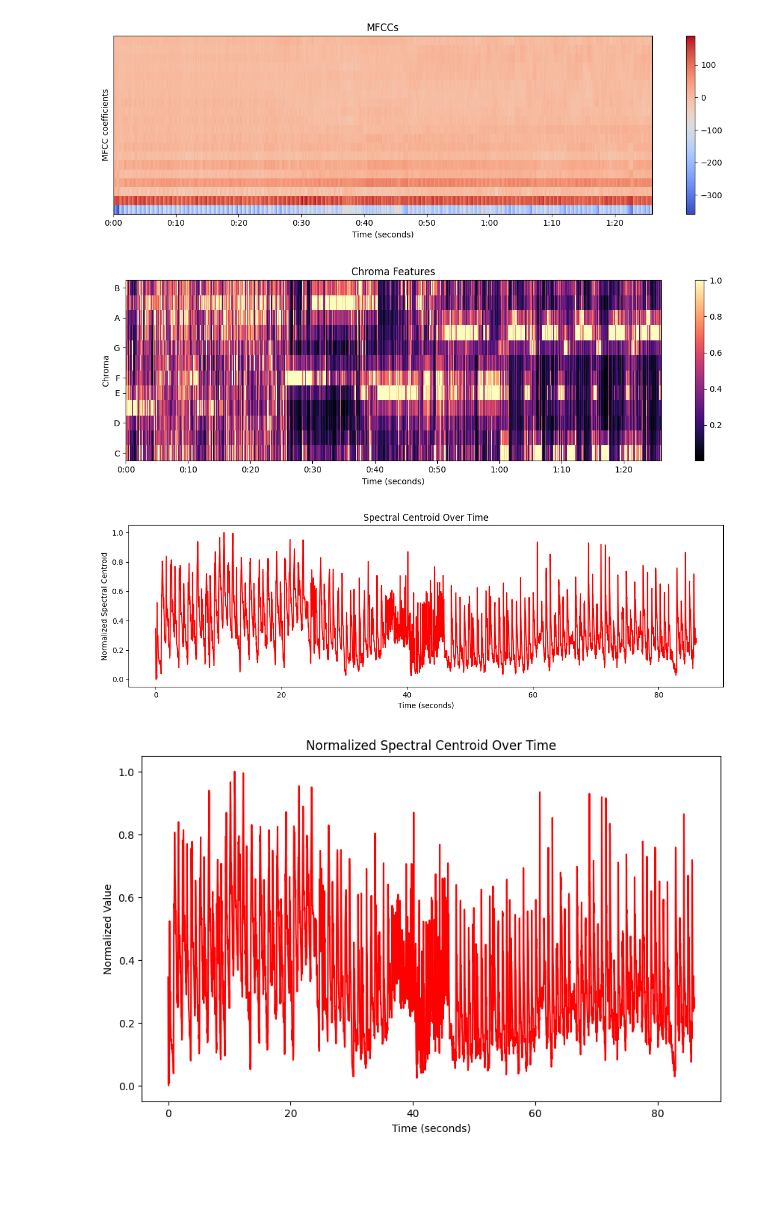
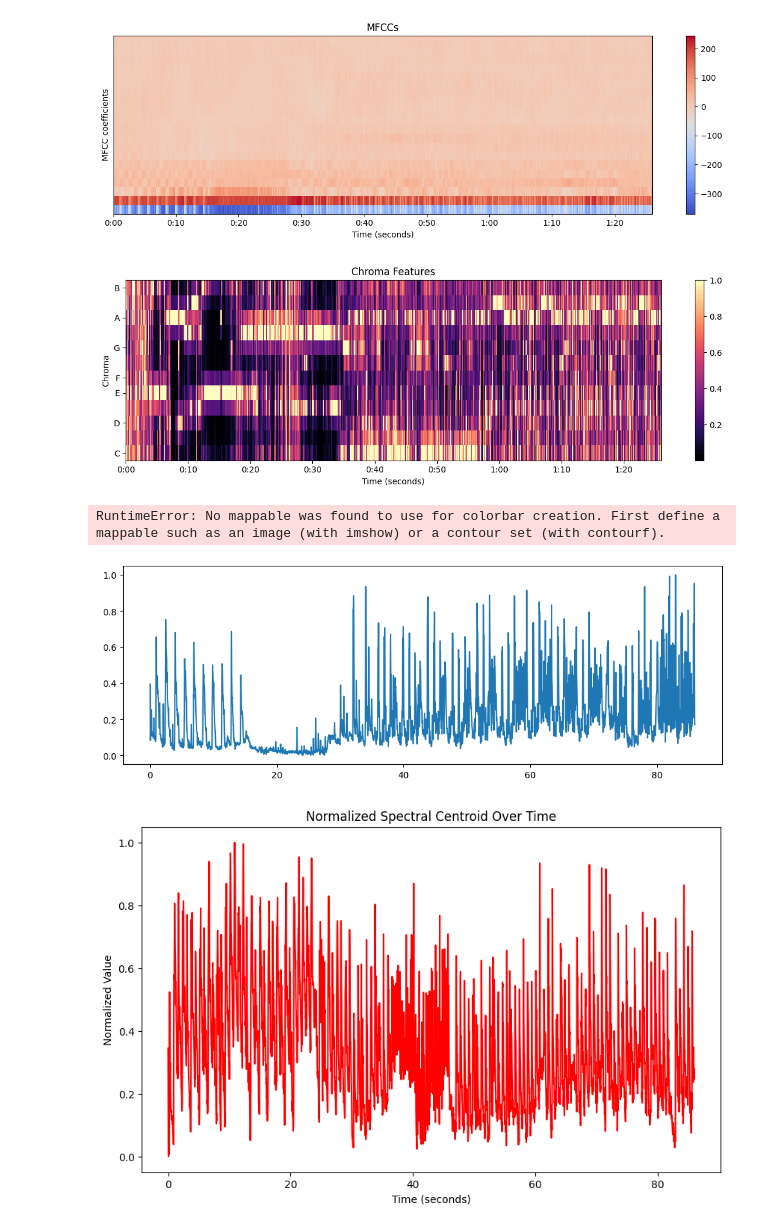
Before and after one commit to chasewes/PAGES, a Jupyter notebook: quality_analysis_testing.ipynb, the cells around one changed output. Cells and saved outputs as stored; diff of their text form; code cells hidden in the pictures; blank space fills up the shorter version.

```diff
--- a/quality_analysis_testing.ipynb
+++ b/quality_analysis_testing.ipynb
@@ -3,9 +3,14 @@ import librosa
 import numpy as np
 import matplotlib.pyplot as plt
 import librosa.display
+import matplotlib.collections as mcoll
+import matplotlib.cm as cm
+
 
 # Load an audio file
-y, sr = librosa.load('./data/balrag.wav')
+# y, sr = librosa.load('./data/balrag.wav')
+y, sr = librosa.load('./data/balrag_alt.wav')
+
 
 sample_rate = sr
 audio = y
@@ -76,37 +105,39 @@ plt.show()
 # %%
 plt.figure(figsize=(12, 4))
 librosa.display.specshow(mfccs, sr=sample_rate, x_axis='time')
 plt.colorbar()
 plt.title('MFCCs')
 plt.tight_layout()
 plt.ylabel('MFCC coefficients')
 plt.xlabel('Time (seconds)')
 plt.show()
 
 plt.figure(figsize=(12, 4))
 librosa.display.specshow(chromagram, sr=sample_rate, x_axis='time', y_axis='chroma')
 plt.colorbar()
 plt.title('Chroma Features')
 plt.tight_layout()
 plt.ylabel('Chroma')
 plt.xlabel('Time (seconds)')
 plt.show()
 
 # Normalize the spectral centroids for visualization
 # normalized_spectral_centroids = librosa.normalize(spectral_centroids)
 
 # Plot the Spectral Centroid over time
 plt.figure(figsize=(12, 4))
-plt.plot(time, normalized_spectral_centroids[0], color='r')
+plt.plot(time, normalized_spectral_centroids[0]) #, color='r')
+plt.colorbar()
 plt.title('Spectral Centroid Over Time')
 plt.ylabel('Normalized Spectral Centroid')
 plt.xlabel('Time (seconds)')
 plt.tight_layout()
 plt.show()
 # %% [output]
-[figure, old version]
+[figure, new version]
-[figure, old version]
+[figure, new version]
+RuntimeError: No mappable was found to use for colorbar creation. First define a mappable such as an image (with imshow) or a contour set (with contourf).
-[figure, old version]
+[figure, new version]
 # %%
 normalized_spectral_centroids = (spectral_centroids - np.min(spectral_centroids)) / (np.max(spectral_centroids) - np.min(spectral_centroids))
 
```
Also changed, not shown: parts of 3 cells of this notebook, 9 other files.
